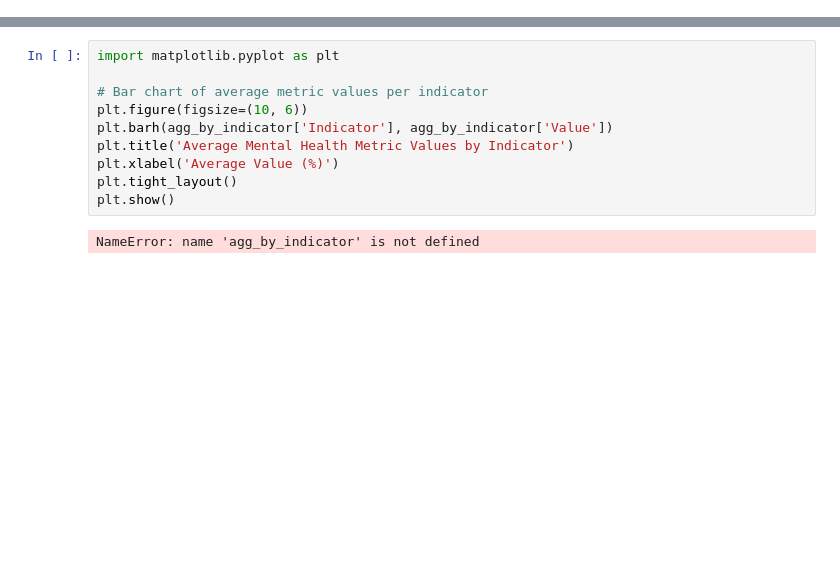
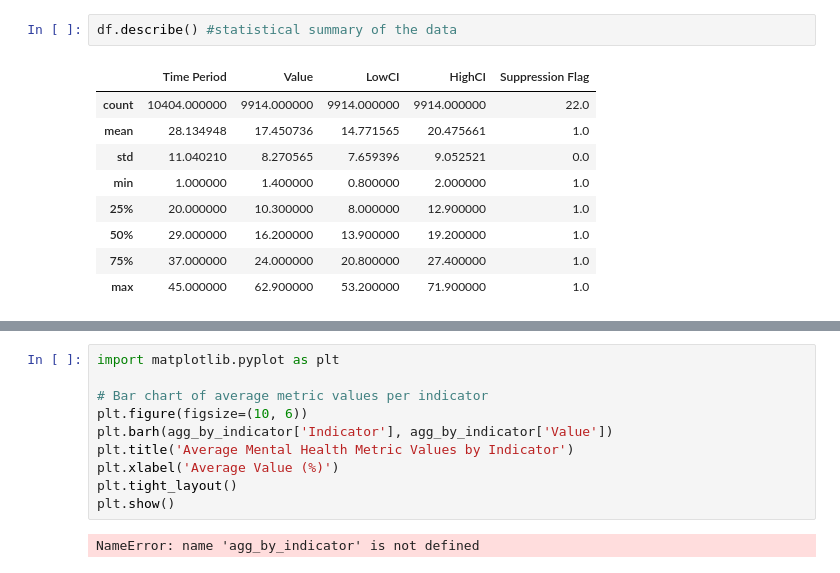
Before and after one commit to zainraviola/IA-340, a Jupyter notebook: Labminiproject.ipynb, the cells around one changed output, grey strips where cells are left out. Saved outputs shown, nothing was run; the diff lists cells and outputs as text; blank space fills up the shorter version.

```diff
--- a/Labminiproject.ipynb
+++ b/Labminiproject.ipynb
@@ -36,0 +46,12 @@ df_cleaned['Value Range'] = df_cleaned['HighCI'] - df_cleaned['LowCI']
+# %%
+df.describe() #statistical summary of the data
+# %% [output]
+|  | Time Period | Value | LowCI | HighCI | Suppression Flag |
+| count | 10404.000000 | 9914.000000 | 9914.000000 | 9914.000000 | 22.0 |
+| mean | 28.134948 | 17.450736 | 14.771565 | 20.475661 | 1.0 |
+| std | 11.040210 | 8.270565 | 7.659396 | 9.052521 | 0.0 |
+| min | 1.000000 | 1.400000 | 0.800000 | 2.000000 | 1.0 |
+| 25% | 20.000000 | 10.300000 | 8.000000 | 12.900000 | 1.0 |
+| 50% | 29.000000 | 16.200000 | 13.900000 | 19.200000 | 1.0 |
+| 75% | 37.000000 | 24.000000 | 20.800000 | 27.400000 | 1.0 |
+| max | 45.000000 | 62.900000 | 53.200000 | 71.900000 | 1.0 |
```
Also changed, not shown: parts of 19 cells of this notebook, 3 other files.
